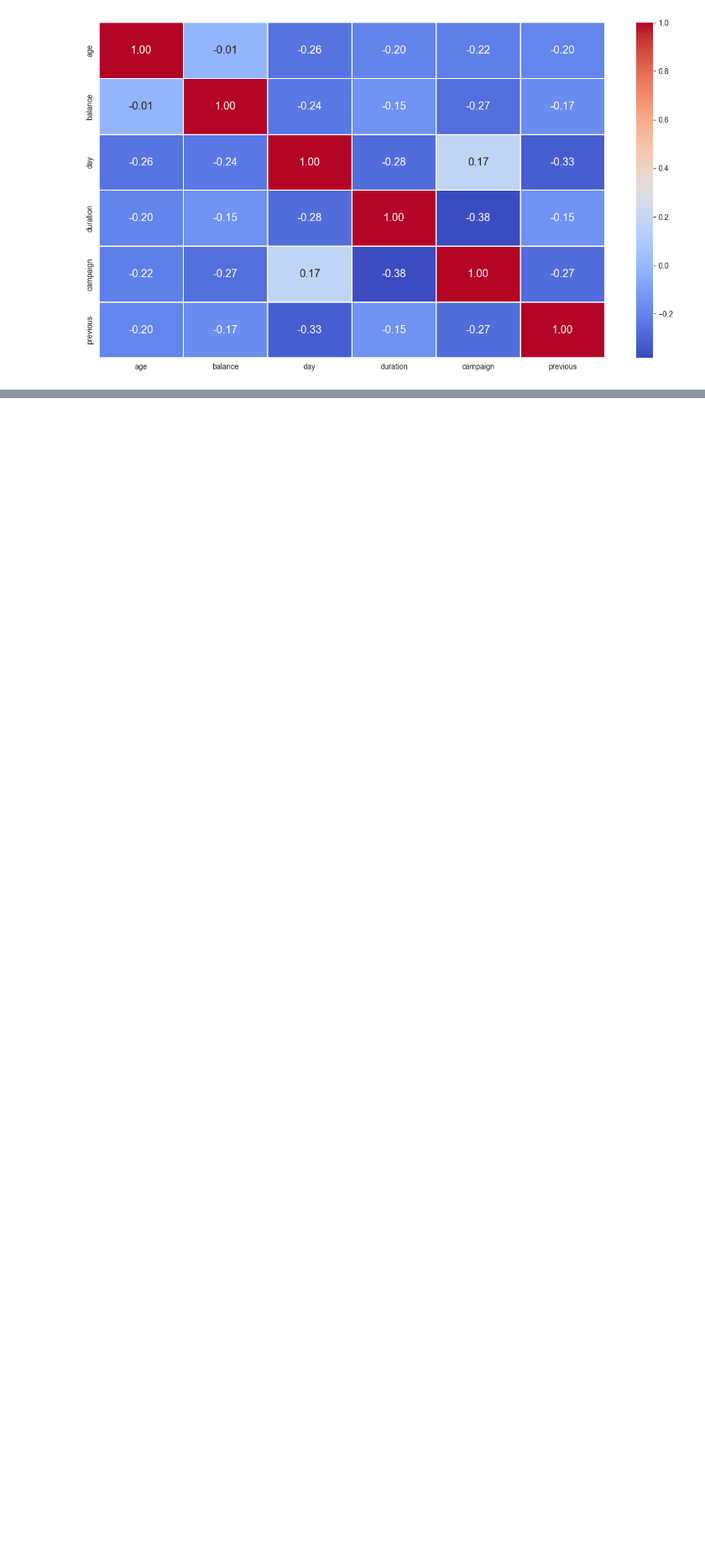
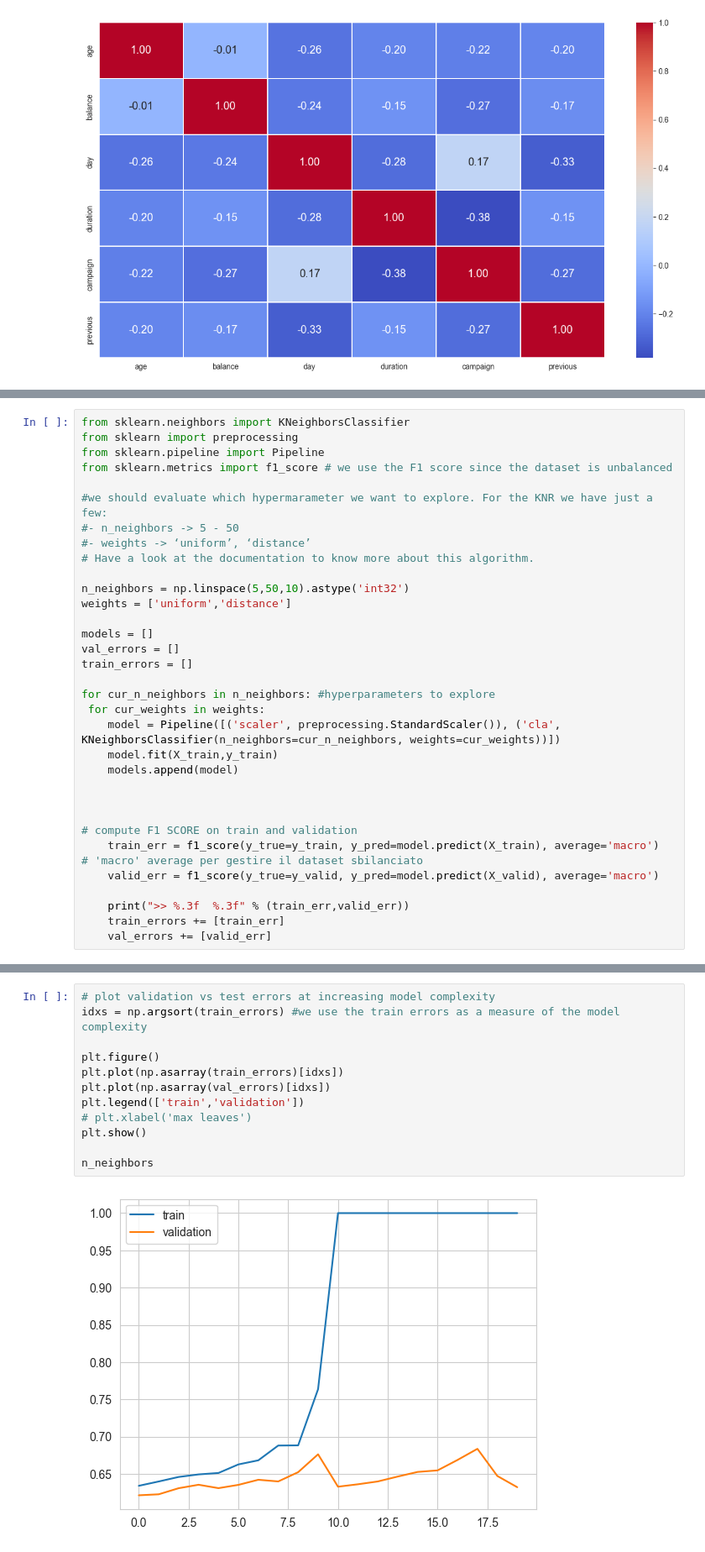
Before and after one commit to Steeve3/ML-model, a Jupyter notebook: notebooks/bank_notebook.ipynb, the cells around one changed output, grey strips where cells are left out. Shown at 84% size. Cells and saved outputs as stored; diff of their text form; blank space fills up the shorter version.

Commit message:
Added KNN algorithm and Decision Tree, also checked previous part

```diff
--- a/notebooks/bank_notebook.ipynb
+++ b/notebooks/bank_notebook.ipynb
@@ -316,0 +548,33 @@ top_corr = corr.unstack() #what is this?
+# %%
+from sklearn.neighbors import KNeighborsClassifier
+from sklearn import preprocessing
+from sklearn.pipeline import Pipeline
+from sklearn.metrics import f1_score # we use the F1 score since the dataset is unbalanced
+
+#we should evaluate which hypermarameter we want to explore. For the KNR we have just a few:
+#- n_neighbors -> 5 - 50
+#- weights -> ‘uniform’, ‘distance’
+# Have a look at the documentation to know more about this algorithm.
+
+n_neighbors = np.linspace(5,50,10).astype('int32')
+weights = ['uniform','distance']
+
+models = []
+val_errors = []
+train_errors = []
+
+for cur_n_neighbors in n_neighbors: #hyperparameters to explore
+ for cur_weights in weights:
+    model = Pipeline([('scaler', preprocessing.StandardScaler()), ('cla', KNeighborsClassifier(n_neighbors=cur_n_neighbors, weights=cur_weights))])
+    model.fit(X_train,y_train)
+    models.append(model)
+
+
+
+# compute F1 SCORE on train and validation
+    train_err = f1_score(y_true=y_train, y_pred=model.predict(X_train), average='macro')  # 'macro' average per gestire il dataset sbilanciato
+    valid_err = f1_score(y_true=y_valid, y_pred=model.predict(X_valid), average='macro')
+
+    print(">> %.3f  %.3f" % (train_err,valid_err))
+    train_errors += [train_err]
+    val_errors += [valid_err]
@@ -316,0 +602,14 @@ top_corr = corr.unstack() #what is this?
+# %%
+# plot validation vs test errors at increasing model complexity
+idxs = np.argsort(train_errors) #we use the train errors as a measure of the model complexity
+
+plt.figure()
+plt.plot(np.asarray(train_errors)[idxs])
+plt.plot(np.asarray(val_errors)[idxs])
+plt.legend(['train','validation'])
+# plt.xlabel('max leaves')
+plt.show()
+
+n_neighbors
+# %% [output]
+[figure, added]
```
Also changed, not shown: parts of 34 cells of this notebook.
